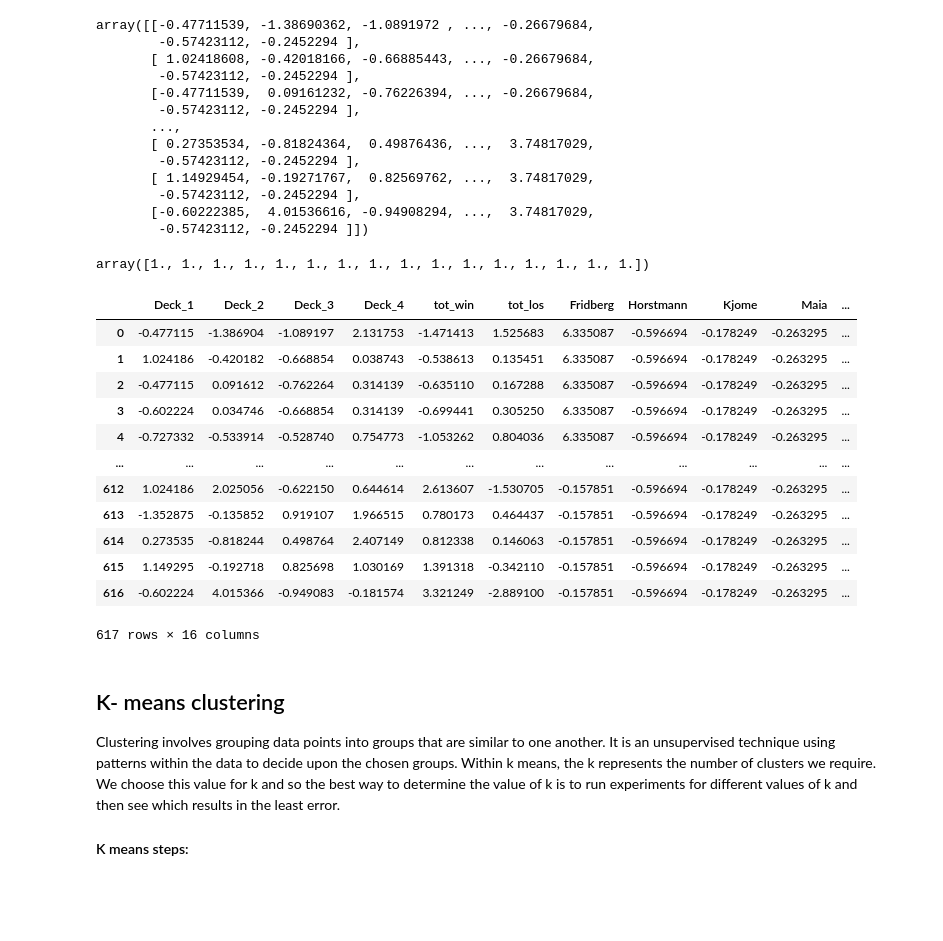
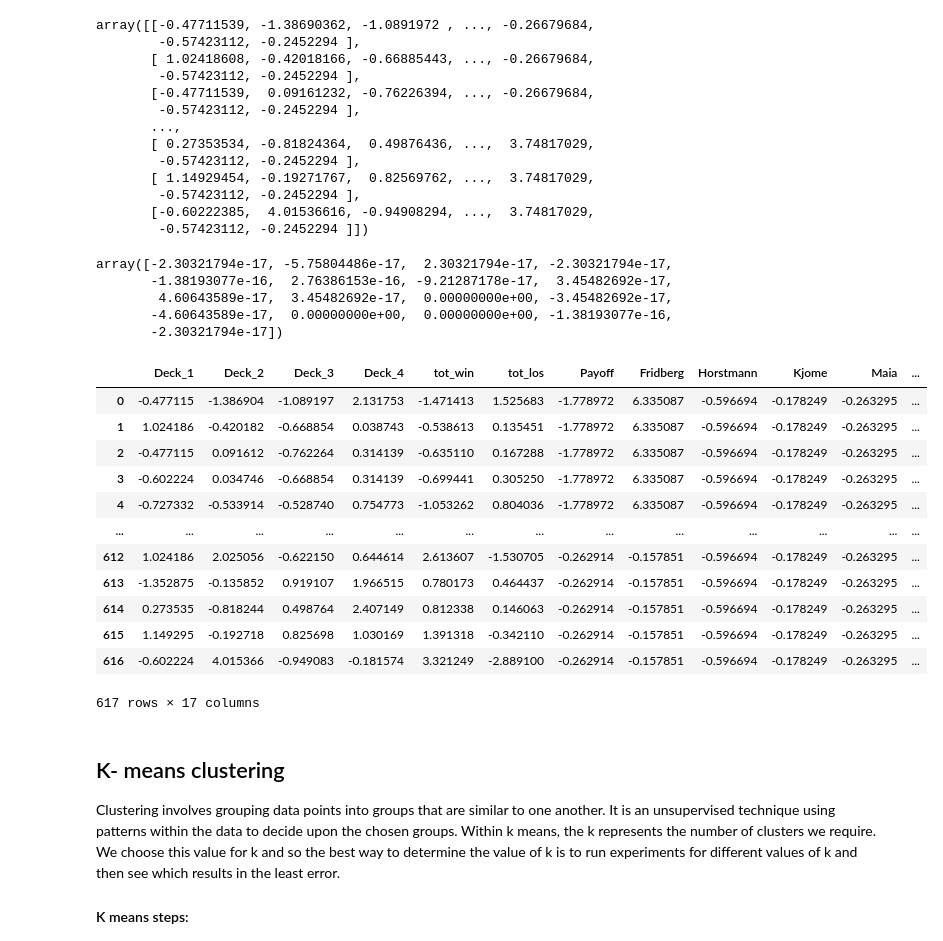
Before and after one commit to dockreg/ca4015_assignment_1, a Jupyter notebook: content/K_Means_Clustering.ipynb, the cells around one changed output. Cells and saved outputs as stored; diff of their text form; code cells hidden in the pictures; blank space fills up the shorter version.

```diff
--- a/content/K_Means_Clustering.ipynb
+++ b/content/K_Means_Clustering.ipynb
@@ -126,26 +128,31 @@ array([[-0.47711539, -1.38690362, -1.0891972 , ..., -0.26679684,
         -0.57423112, -0.2452294 ]])
 # %%
 X_scaled.std(axis=0)
+X_scaled.mean(axis=0)
 # %% [output]
-array([1., 1., 1., 1., 1., 1., 1., 1., 1., 1., 1., 1., 1., 1., 1., 1.])
+array([-2.30321794e-17, -5.75804486e-17,  2.30321794e-17, -2.30321794e-17,
+       -1.38193077e-16,  2.76386153e-16, -9.21287178e-17,  3.45482692e-17,
+        4.60643589e-17,  3.45482692e-17,  0.00000000e+00, -3.45482692e-17,
+       -4.60643589e-17,  0.00000000e+00,  0.00000000e+00, -1.38193077e-16,
+       -2.30321794e-17])
 # %%
 #rename columns to clearly represent decks
-sd = pd.DataFrame(X_scaled, columns=['Deck_1', 'Deck_2', 'Deck_3', 'Deck_4', 'tot_win', 'tot_los', 'Fridberg', 'Horstmann', 'Kjome', 'Maia', 'Premkumar', 'Steingroever2011', 'SteingroverInPrep', 'Wetzels', 'Wood', 'Worthy'])
+sd = pd.DataFrame(X_scaled, columns=['Deck_1', 'Deck_2', 'Deck_3', 'Deck_4', 'tot_win', 'tot_los', 'Payoff', 'Fridberg', 'Horstmann', 'Kjome', 'Maia', 'Premkumar', 'Steingroever2011', 'SteingroverInPrep', 'Wetzels', 'Wood', 'Worthy'])
 sd
 # %% [output]
-|  | Deck_1 | Deck_2 | Deck_3 | Deck_4 | tot_win | tot_los | Fridberg | Horstmann | Kjome | Maia | ... |
-| 0 | -0.477115 | -1.386904 | -1.089197 | 2.131753 | -1.471413 | 1.525683 | 6.335087 | -0.596694 | -0.178249 | -0.263295 | ... |
-| 1 | 1.024186 | -0.420182 | -0.668854 | 0.038743 | -0.538613 | 0.135451 | 6.335087 | -0.596694 | -0.178249 | -0.263295 | ... |
-| 2 | -0.477115 | 0.091612 | -0.762264 | 0.314139 | -0.635110 | 0.167288 | 6.335087 | -0.596694 | -0.178249 | -0.263295 | ... |
-| 3 | -0.602224 | 0.034746 | -0.668854 | 0.314139 | -0.699441 | 0.305250 | 6.335087 | -0.596694 | -0.178249 | -0.263295 | ... |
-| 4 | -0.727332 | -0.533914 | -0.528740 | 0.754773 | -1.053262 | 0.804036 | 6.335087 | -0.596694 | -0.178249 | -0.263295 | ... |
-| ... | ... | ... | ... | ... | ... | ... | ... | ... | ... | ... | ... |
-| 612 | 1.024186 | 2.025056 | -0.622150 | 0.644614 | 2.613607 | -1.530705 | -0.157851 | -0.596694 | -0.178249 | -0.263295 | ... |
-| 613 | -1.352875 | -0.135852 | 0.919107 | 1.966515 | 0.780173 | 0.464437 | -0.157851 | -0.596694 | -0.178249 | -0.263295 | ... |
-| 614 | 0.273535 | -0.818244 | 0.498764 | 2.407149 | 0.812338 | 0.146063 | -0.157851 | -0.596694 | -0.178249 | -0.263295 | ... |
-| 615 | 1.149295 | -0.192718 | 0.825698 | 1.030169 | 1.391318 | -0.342110 | -0.157851 | -0.596694 | -0.178249 | -0.263295 | ... |
-| 616 | -0.602224 | 4.015366 | -0.949083 | -0.181574 | 3.321249 | -2.889100 | -0.157851 | -0.596694 | -0.178249 | -0.263295 | ... |
+|  | Deck_1 | Deck_2 | Deck_3 | Deck_4 | tot_win | tot_los | Payoff | Fridberg | Horstmann | Kjome | Maia | ... |
+| 0 | -0.477115 | -1.386904 | -1.089197 | 2.131753 | -1.471413 | 1.525683 | -1.778972 | 6.335087 | -0.596694 | -0.178249 | -0.263295 | ... |
+| 1 | 1.024186 | -0.420182 | -0.668854 | 0.038743 | -0.538613 | 0.135451 | -1.778972 | 6.335087 | -0.596694 | -0.178249 | -0.263295 | ... |
+| 2 | -0.477115 | 0.091612 | -0.762264 | 0.314139 | -0.635110 | 0.167288 | -1.778972 | 6.335087 | -0.596694 | -0.178249 | -0.263295 | ... |
+| 3 | -0.602224 | 0.034746 | -0.668854 | 0.314139 | -0.699441 | 0.305250 | -1.778972 | 6.335087 | -0.596694 | -0.178249 | -0.263295 | ... |
+| 4 | -0.727332 | -0.533914 | -0.528740 | 0.754773 | -1.053262 | 0.804036 | -1.778972 | 6.335087 | -0.596694 | -0.178249 | -0.263295 | ... |
+| ... | ... | ... | ... | ... | ... | ... | ... | ... | ... | ... | ... | ... |
+| 612 | 1.024186 | 2.025056 | -0.622150 | 0.644614 | 2.613607 | -1.530705 | -0.262914 | -0.157851 | -0.596694 | -0.178249 | -0.263295 | ... |
+| 613 | -1.352875 | -0.135852 | 0.919107 | 1.966515 | 0.780173 | 0.464437 | -0.262914 | -0.157851 | -0.596694 | -0.178249 | -0.263295 | ... |
+| 614 | 0.273535 | -0.818244 | 0.498764 | 2.407149 | 0.812338 | 0.146063 | -0.262914 | -0.157851 | -0.596694 | -0.178249 | -0.263295 | ... |
+| 615 | 1.149295 | -0.192718 | 0.825698 | 1.030169 | 1.391318 | -0.342110 | -0.262914 | -0.157851 | -0.596694 | -0.178249 | -0.263295 | ... |
+| 616 | -0.602224 | 4.015366 | -0.949083 | -0.181574 | 3.321249 | -2.889100 | -0.262914 | -0.157851 | -0.596694 | -0.178249 | -0.263295 | ... |
-617 rows × 16 columns
+617 rows × 17 columns
 # %% [markdown]
 ## K- means clustering
 
```
Also changed, not shown: parts of 25 cells of this notebook, 3 other files.
